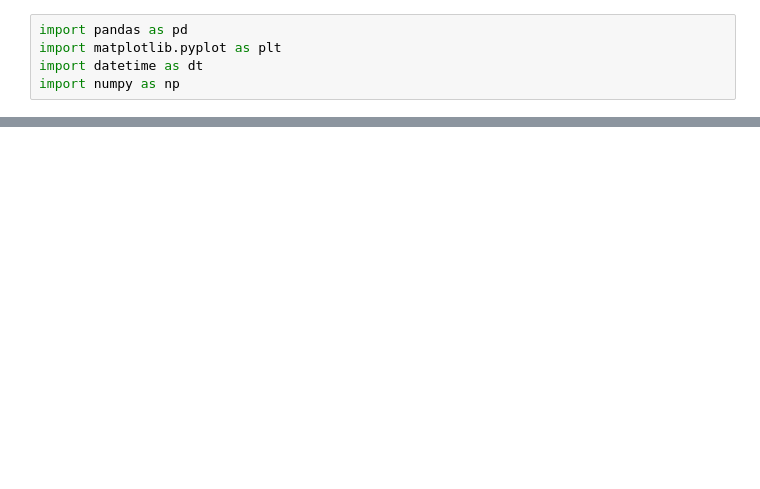
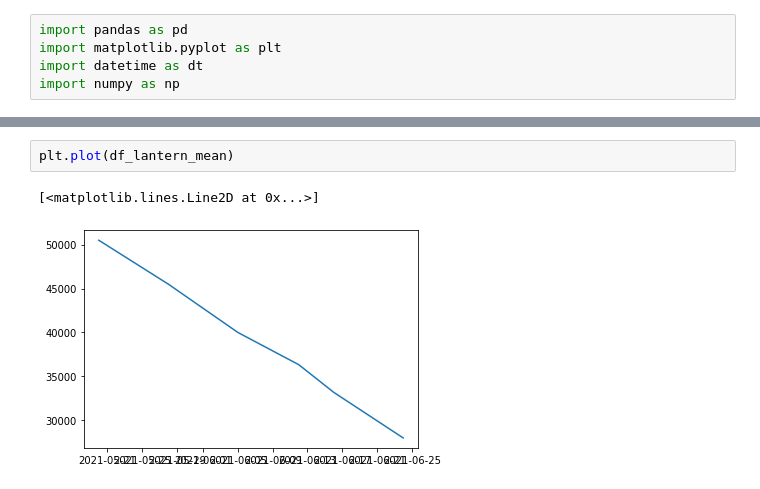
Before and after one commit to isingmodel/Starbucks_Frequency_Price_Analysis, a Jupyter notebook: simple_analysis.ipynb, the cells around one changed output, grey strips where cells are left out. Saved outputs shown, nothing was run; the diff lists cells and outputs as text; blank space fills up the shorter version.

```diff
--- a/simple_analysis.ipynb
+++ b/simple_analysis.ipynb
@@ -91,0 +112,5 @@ plt.savefig('figs/ticket price and stickers-to-get-a-ticket price ratio.png', fa
+# %%
+plt.plot(df_lantern_mean)
+# %% [output]
+[<matplotlib.lines.Line2D at 0x...>]
+[figure, added]
```
Also changed, not shown: parts of 9 cells of this notebook, 3 other files.
